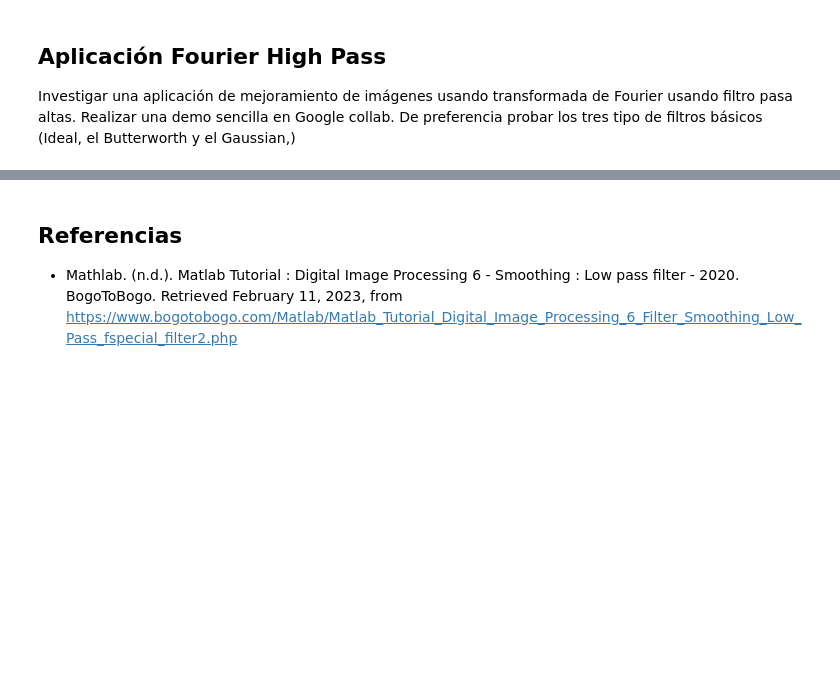
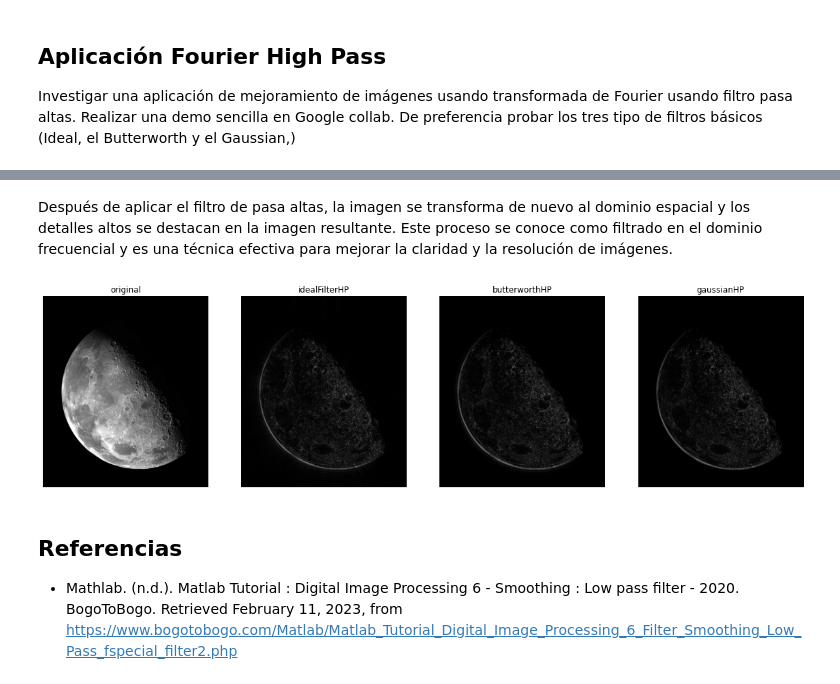
Before and after one commit to jorgetapia-ml/Actividades-Visualizacion-eq17, a Jupyter notebook: notebooks/5_frequency_domain.ipynb, the cells around one changed output, grey strips where cells are left out. Drawn from its saved outputs; the diff is of its cells as text; code cells hidden in the pictures; blank space fills up the shorter version.

Commit message:
Add files via upload
Highpass filter used

```diff
--- a/notebooks/5_frequency_domain.ipynb
+++ b/notebooks/5_frequency_domain.ipynb
@@ -493,3 +530,32 @@ Investigar una aplicación de mejoramiento de imágenes usando transformada de F
+# %% [markdown]
+Después de aplicar el filtro de pasa altas, la imagen se transforma de nuevo al dominio espacial y los detalles altos se destacan en la imagen resultante. Este proceso se conoce como filtrado en el dominio frecuencial y es una técnica efectiva para mejorar la claridad y la resolución de imágenes.
+# %%
+def hpf(img: Image, filter_img: callable, filterParams = []):
+  original = np.fft.fft2(img)
+  center = np.fft.fftshift(original)
+  HighPassCenter = center * filter_img( * filterParams)
+  HighPass = np.fft.ifftshift(HighPassCenter)
+  inverse_HighPass = np.fft.ifft2(HighPass)
+  return np.abs(inverse_HighPass)
+# %%
+url = "https://images.unsplash.com/photo-1446941611757-91d2c3bd3d45?ixlib=rb-4.0.3&ixid=MnwxMjA3fDB8MHxwaG90by1wYWdlfHx8fGVufDB8fHx8&auto=format&fit=crop&w=1004&q=80"
+img_sample = getImageByUrl(url).convert("L")
+img_sample_array = np.array(img_sample)
+# %%
+D0 = 40
+# %%
+l = [(img_sample_array,"original")]
+for filter in [ idealFilterHP, butterworthHP, gaussianHP]:
+  name = str(filter.__name__)
+  if name == "butterworthHP":
+    img_transform = hpf(img_sample_array, filter, [D0, img_sample_array.shape, 4]).copy()
+  else:
+    img_transform = hpf(img_sample_array, filter, [D0, img_sample_array.shape]).copy()
+  l.append((img_transform, str(name)))
+# %%
+plot(l)
+# %% [output]
+[figure, added]
 # %% [markdown]
 ## Referencias
 
```
Also changed, not shown: parts of 5 cells of this notebook.
